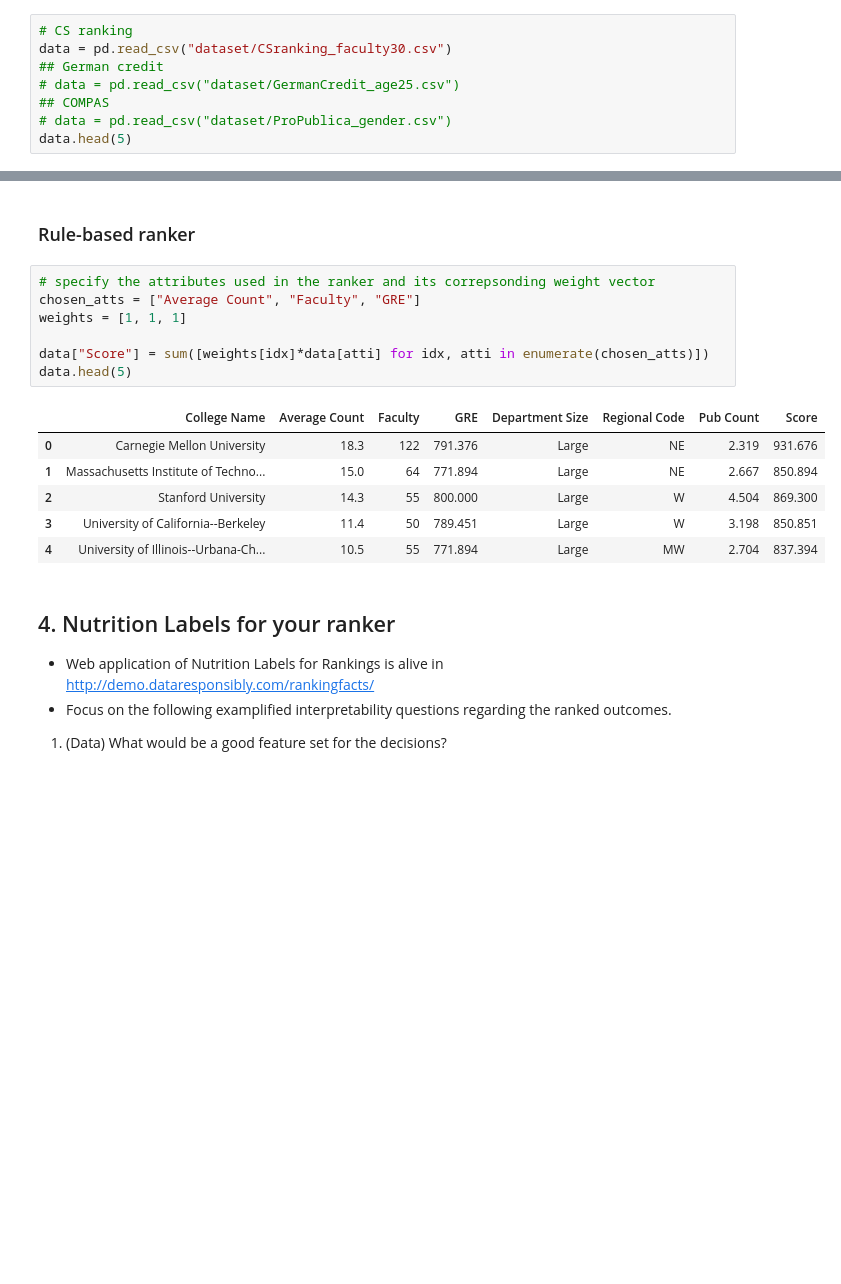
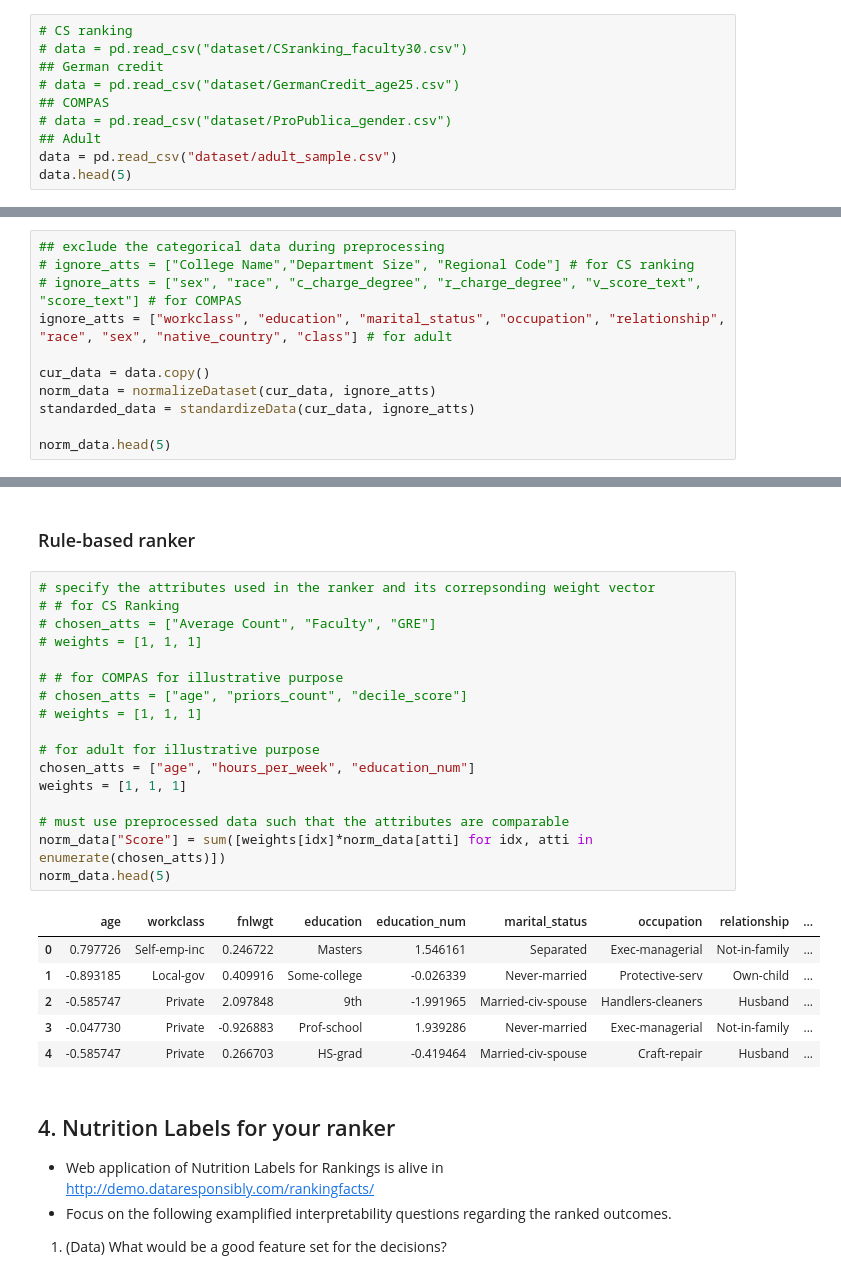
Before and after one commit to DataResponsibly/RankingFacts, a Jupyter notebook: NotebookVersion/Nutrition Labels For Rankings.ipynb, the cells around one changed output, grey strips where cells are left out. Cells and saved outputs as stored; diff of their text form; blank space fills up the shorter version.

```diff
--- a/NotebookVersion/Nutrition Labels For Rankings.ipynb
+++ b/NotebookVersion/Nutrition Labels For Rankings.ipynb
@@ -29,10 +32,12 @@ CS Rankings (CSR) (https://csrankings.org), with additional attributes from the
 ### Import dataset
 # %%
 # CS ranking
-data = pd.read_csv("dataset/CSranking_faculty30.csv")
+# data = pd.read_csv("dataset/CSranking_faculty30.csv")
 ## German credit
 # data = pd.read_csv("dataset/GermanCredit_age25.csv")
 ## COMPAS
 # data = pd.read_csv("dataset/ProPublica_gender.csv")
+## Adult
+data = pd.read_csv("dataset/adult_sample.csv")
 data.head(5)
 # %% [output]
@@ -65,0 +56,11 @@ standarded_data.head(5)
+# %%
+## exclude the categorical data during preprocessing
+# ignore_atts = ["College Name","Department Size", "Regional Code"] # for CS ranking
+# ignore_atts = ["sex", "race", "c_charge_degree", "r_charge_degree", "v_score_text", "score_text"] # for COMPAS
+ignore_atts = ["workclass", "education", "marital_status", "occupation", "relationship", "race", "sex", "native_country", "class"] # for adult
+
+cur_data = data.copy()
+norm_data = normalizeDataset(cur_data, ignore_atts)
+standarded_data = standardizeData(cur_data, ignore_atts)
+
+norm_data.head(5)
@@ -117,18 +139,28 @@ Score               0.835806  0.890569  0.541750   0.365228  1.000000
 ### Rule-based ranker
 # %%
 # specify the attributes used in the ranker and its correpsonding weight vector
-chosen_atts = ["Average Count", "Faculty", "GRE"]
+# # for CS Ranking
+# chosen_atts = ["Average Count", "Faculty", "GRE"]
+# weights = [1, 1, 1]
+
+# # for COMPAS for illustrative purpose
+# chosen_atts = ["age", "priors_count", "decile_score"]
+# weights = [1, 1, 1]
+
+# for adult for illustrative purpose
+chosen_atts = ["age", "hours_per_week", "education_num"]
 weights = [1, 1, 1]
 
-data["Score"] = sum([weights[idx]*data[atti] for idx, atti in enumerate(chosen_atts)])
-data.head(5)
+# must use preprocessed data such that the attributes are comparable
+norm_data["Score"] = sum([weights[idx]*norm_data[atti] for idx, atti in enumerate(chosen_atts)])
+norm_data.head(5)
 # %% [output]
-|  | College Name | Average Count | Faculty | GRE | Department Size | Regional Code | Pub Count | Score |
-| 0 | Carnegie Mellon University | 18.3 | 122 | 791.376 | Large | NE | 2.319 | 931.676 |
-| 1 | Massachusetts Institute of Techno... | 15.0 | 64 | 771.894 | Large | NE | 2.667 | 850.894 |
-| 2 | Stanford University | 14.3 | 55 | 800.000 | Large | W | 4.504 | 869.300 |
-| 3 | University of California--Berkeley | 11.4 | 50 | 789.451 | Large | W | 3.198 | 850.851 |
-| 4 | University of Illinois--Urbana-Ch... | 10.5 | 55 | 771.894 | Large | MW | 2.704 | 837.394 |
+|  | age | workclass | fnlwgt | education | education_num | marital_status | occupation | relationship | ... |
+| 0 | 0.797726 | Self-emp-inc | 0.246722 | Masters | 1.546161 | Separated | Exec-managerial | Not-in-family | ... |
+| 1 | -0.893185 | Local-gov | 0.409916 | Some-college | -0.026339 | Never-married | Protective-serv | Own-child | ... |
+| 2 | -0.585747 | Private | 2.097848 | 9th | -1.991965 | Married-civ-spouse | Handlers-cleaners | Husband | ... |
+| 3 | -0.047730 | Private | -0.926883 | Prof-school | 1.939286 | Never-married | Exec-managerial | Not-in-family | ... |
+| 4 | -0.585747 | Private | 0.266703 | HS-grad | -0.419464 | Married-civ-spouse | Craft-repair | Husband | ... |
 # %% [markdown]
 ## 4. Nutrition Labels for your ranker
 - Web application of Nutrition Labels for Rankings is alive in http://demo.dataresponsibly.com/rankingfacts/
```
Also changed, not shown: parts of 27 cells of this notebook, 4 other files.
